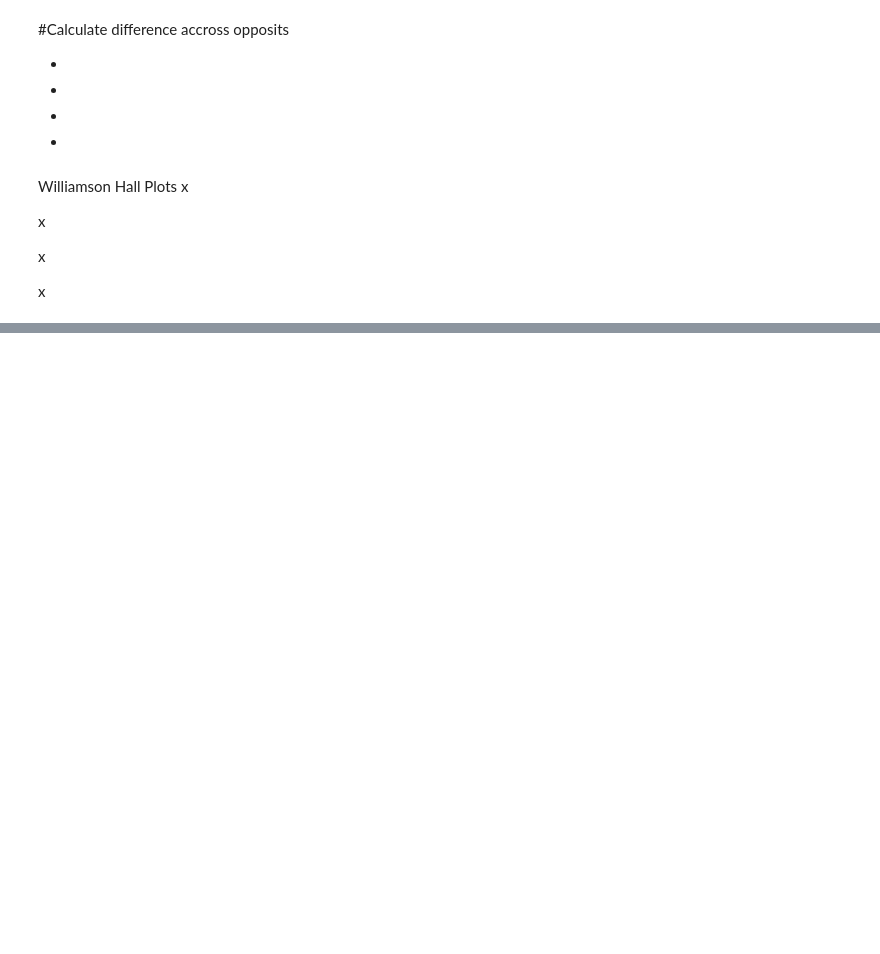
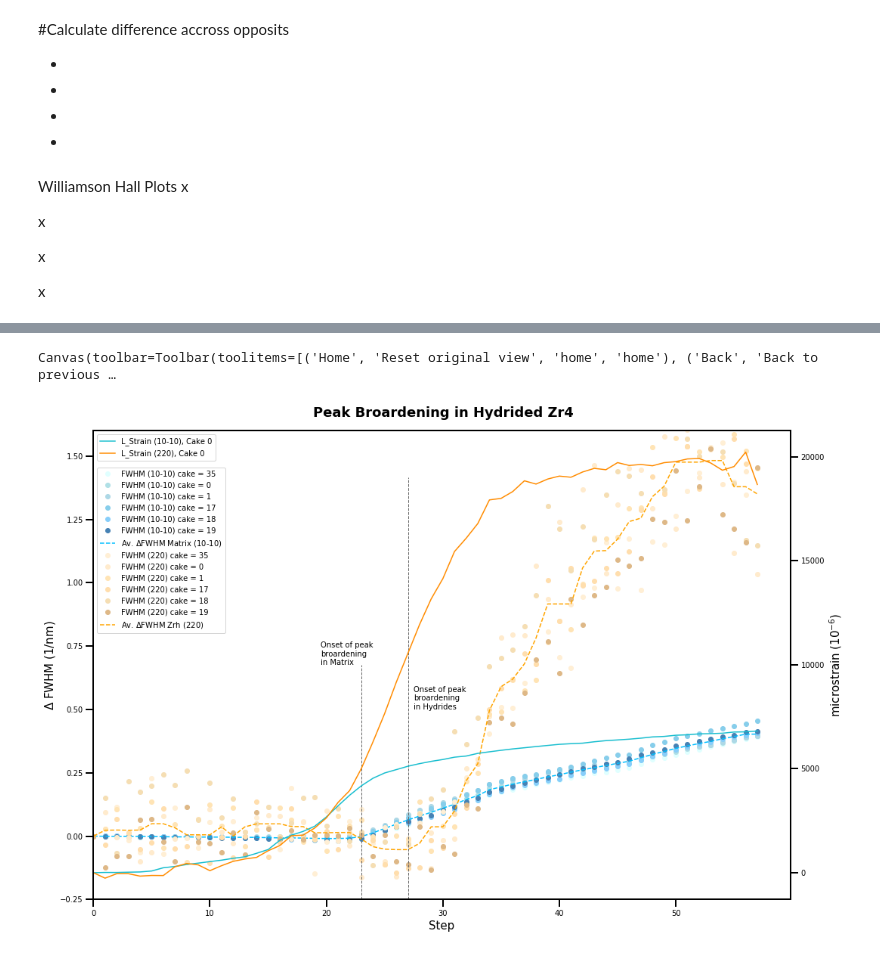
Before and after one commit to Mats-Student-Olie/Double-Peak-Fit, a Jupyter notebook: Compare Strain Across Cakes.ipynb, the cells around one changed output, grey strips where cells are left out. Cells and saved outputs as stored; diff of their text form; code cells hidden in the pictures; blank space fills up the shorter version.

```diff
--- a/Compare Strain Across Cakes.ipynb
+++ b/Compare Strain Across Cakes.ipynb
@@ -1302,11 +1244,13 @@ for h, i, j in zip(range(4), K_mx, C_mx):
             K_rootC_mx[peak][cake].append(K_sqrtC_mx)
 # %%
 cake = 0
+step = slice(None,None,1)
+
 
 fig, (ax0, ax1) = plt.subplots(nrows=1, ncols=2, sharey=False, figsize=(20, 8))
 
 for i, j in enumerate(zrh_pk_names):
-    ax0.plot(K_rootC_zrh[i][cake], dK_zrh[i][cake], 'o', label=j)
+    ax0.plot(K_rootC_zrh[i][cake][step], dK_zrh[i][cake][step], 'o', label=j)
     ax0.legend(loc = 2,  fontsize=10)
     title0 = ('Line Broardening in ZrH-Delta')
     ax0.set_title(title0, fontsize=18)
@@ -1315,7 +1259,7 @@ for i, j in enumerate(zrh_pk_names):
     ax0.set_ylim(0, 15)
 
 for i, j in enumerate(matrix_peak_names[:-1]):
-    ax1.plot(K_rootC_mx[i][cake], dK_mx[i][cake], 'o', label=j)
+    ax1.plot(K_rootC_mx[i][cake][step], dK_mx[i][cake][step], 'o', label=j)
     ax1.legend(loc = 2, fontsize=10)
     title1 = ('Line Broardening in Zr-Alpha')
     ax1.set_title(title1, fontsize=18)
@@ -1506,45 +1362,45 @@ fig.savefig(r'C:\Users\mbgnwob2\Dropbox (The University of Manchester)\2. Projec
 # %%
-
-fig, ax0 = plt.subplots(figsize=(10, 10))
+fig, ax0 = plt.subplots(figsize=(15, 10))
 
 step_range = list(range(58))
-
-dK_mx_Norm = []
-dK_zrh_Norm = []
-
-for i in dK_mx[0]:
-    dK_mx_Normalized = i - dK_mx[0][0]
-    dK_mx_Norm.append(dK_mx_Normalized)
-
-for i in dK_zrh[1]:
-    dK_zrh_Normalized = i - dK_zrh[1][0]
-    dK_zrh_Norm.append(dK_zrh_Normalized)
-
+matrix_colours = ['lightcyan', 'powderblue', 'lightblue','skyblue', 'lightskyblue', 'steelblue']
+hydride_colours = ['papayawhip', 'blanchedalmond', 'moccasin', 'navajowhite', 'wheat', 'burlywood']
 
 fig.suptitle('Peak Broardening in Hydrided Zr4', fontsize=18, fontweight='bold');
 
 #matrix
-ax0.plot(Eng_strain, dK_mx_Norm, 'o', label='FWHM Matrix (10-10)')
+
+for i, (data, cake) in enumerate(zip(norm_dK_mx1, merge_cakes)):
+    l_lab = 'FWHM (10-10) cake = ' + str(cake)
+    ax0.plot(step_range, data, 'o', color = matrix_colours[i], label=l_lab)
+ax0.plot(step_range, medfilt(av_norm_dK_mx, 3), '--', color = 'deepskyblue', label='Av. $\Delta$FWHM Matrix (10-10)')
 ax0_y2 = ax0.twinx()
-ax0_y2.plot(Eng_strain, m_strains_by_peak[0][0], label = 'L_Strain Matrix (10-10)')
+ax0_y2.plot(step_range, m_strains_by_peak[0][0], color = 'tab:cyan', label = 'L_Strain (10-10), Cake 0')
 
 #hydride
-ax0.plot(Eng_strain, dK_zrh_Norm, 'o', label = 'FWHM Zrh (220)')
-ax0_y2.plot(Eng_strain, z_strains_by_peak[1][0], label = 'L_Strain ZrH (220)')
+for i, (data, cake) in enumerate(zip(norm_dK_zrh1, merge_cakes)):
+    l_lab = 'FWHM (220) cake = ' + str(cake)
+    ax0.plot(step_range, data, 'o', color = hydride_colours[i], label = l_lab)
+ax0.plot(step_range, medfilt(av_norm_dK_zrh, 3), '--', color = 'orange', label = 'Av. $\Delta$FWHM Zrh (220)')
+ax0_y2.plot(step_range, z_strains_by_peak[1][0], color = 'darkorange', label = 'L_Strain (220), Cake 0')
 
 ax0_y2.set_ylabel('microstrain (10$^{-6}$)', fontsize=15)
-ax0.legend(loc = 2,  fontsize=10)
-ax0_y2.legend(loc = 2, bbox_to_anchor=(0, 0.93),   fontsize=10)
+ax0.legend(loc = 2,  bbox_to_anchor=(0, 0.93), fontsize=10)
+ax0_y2.legend(loc = 2, bbox_to_anchor=(0, 1),   fontsize=10)
 #title0 = ('(100)')
 #ax0.set_title(title0, fontsize=18)
-ax0.set_xlabel('Engineering Strain', fontsize=15)
-ax0.set_ylabel(r'Normalised $\Delta$K (1/nm)', fontsize=15)
+ax0.set_xlabel('Step', fontsize=15)
+ax0.set_ylabel(r'$\Delta$ FWHM (1/nm)', fontsize=15)
+ax0.set_xlim(0.00)
 ax0.set_ylim(-0.25, 1.6)
-ax0.axvline(0.0273, ymin = 0, ymax = 0.5, ls = '--', color = 'dimgrey', lw = 1)
-ax0.text(0.005, 0.7, 'Onset of peak broardening\n in Matrix', ha = 'left', wrap = True)
-ax0.axvline(0.062, ymin = 0, ymax = 0.9, ls = '--', color = 'dimgrey', lw = 1)
-ax0.text(0.064, 0.7, 'Onset of peak broardening\n in Hydrides')
+ax0.axvline(23, ymin = 0, ymax = 0.5, ls = '--', color = 'dimgrey', lw = 1)
+ax0.text(19.5, 0.68, 'Onset of peak\nbroardening\nin Matrix', ha = 'left', wrap = True)
+ax0.axvline(27, ymin = 0, ymax = 0.9, ls = '--', color = 'dimgrey', lw = 1)
+ax0.text(27.5, 0.5, 'Onset of peak\nbroardening\nin Hydrides')
 
 fig.tight_layout(rect=[0, 0, 1, 0.95])
 
-fig.savefig(r'C:\Users\mbgnwob2\Dropbox (The University of Manchester)\2. Project\Python Script\Single Peak Fitting Script ORIGINAL - Copy\S2_Out_plots\W-H Plots\FWHM_&_L-Strain_vs_E-Strain')
+#fig.savefig(r'C:\Users\mbgnwob2\Dropbox (The University of Manchester)\2. Project\Python Script\Single Peak Fitting Script ORIGINAL - Copy\S2_Out_plots\W-H Plots\FWHM_&_L-Strain_vs_Step_LDm3')
+# %% [output]
+Canvas(toolbar=Toolbar(toolitems=[('Home', 'Reset original view', 'home', 'home'), ('Back', 'Back to previous …
+[figure, added]
```
Also changed, not shown: parts of 14 cells of this notebook.
